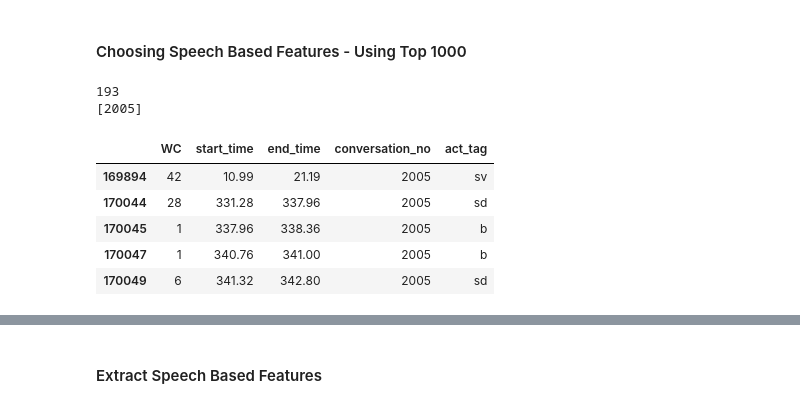
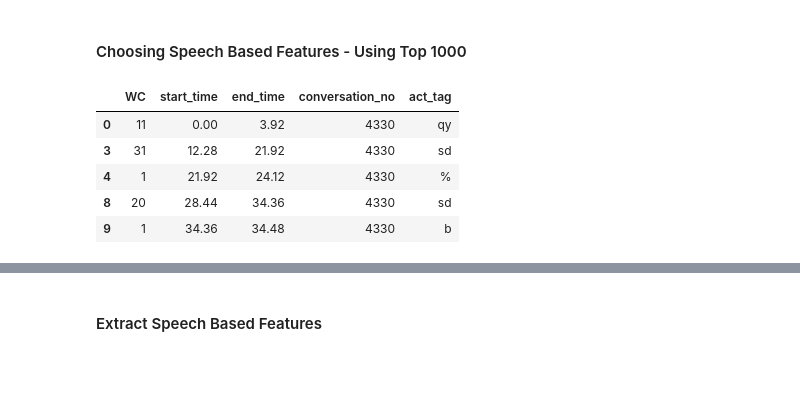
Before and after one commit to tejitpabari99/slp-hw-2, a Jupyter notebook: hw3.ipynb, the cells around one changed output, grey strips where cells are left out. Drawn from its saved outputs; the diff is of its cells as text; code cells hidden in the pictures; blank space fills up the shorter version.

```diff
--- a/hw3.ipynb
+++ b/hw3.ipynb
@@ -89,21 +94,16 @@ def extract_features(recording, words, start, end):
     return (mean_pitch, sd_pitch, mean_intensity, sd_intensity, duration, speaking_rate, jitter, shimmer, hnr)
 # %%
 train = train[['WC', 'start_time', 'end_time', 'conversation_no', 'act_tag']]
-# train = train.head(1000)
+train = train.head(1000)
-# %%
-train2 = train[train['conversation_no'].isin(range(2005, 2006))].sort_values('conversation_no')
-print(len(train2))
-print(sorted(set(train2['conversation_no'])))
-train2.head()
-# %% [output]
-193
-[2005]
-|  | WC | start_time | end_time | conversation_no | act_tag |
-| 169894 | 42 | 10.99 | 21.19 | 2005 | sv |
-| 170044 | 28 | 331.28 | 337.96 | 2005 | sd |
-| 170045 | 1 | 337.96 | 338.36 | 2005 | b |
-| 170047 | 1 | 340.76 | 341.00 | 2005 | b |
-| 170049 | 6 | 341.32 | 342.80 | 2005 | sd |
+# %%
+train.head()
+# %% [output]
+|  | WC | start_time | end_time | conversation_no | act_tag |
+| 0 | 11 | 0.00 | 3.92 | 4330 | qy |
+| 3 | 31 | 12.28 | 21.92 | 4330 | sd |
+| 4 | 1 | 21.92 | 24.12 | 4330 | % |
+| 8 | 20 | 28.44 | 34.36 | 4330 | sd |
+| 9 | 1 | 34.36 | 34.48 | 4330 | b |
 # %%
 def speech_append(l):
     words = l['WC']
```
Also changed, not shown: parts of 3 cells of this notebook, 6 other files.
